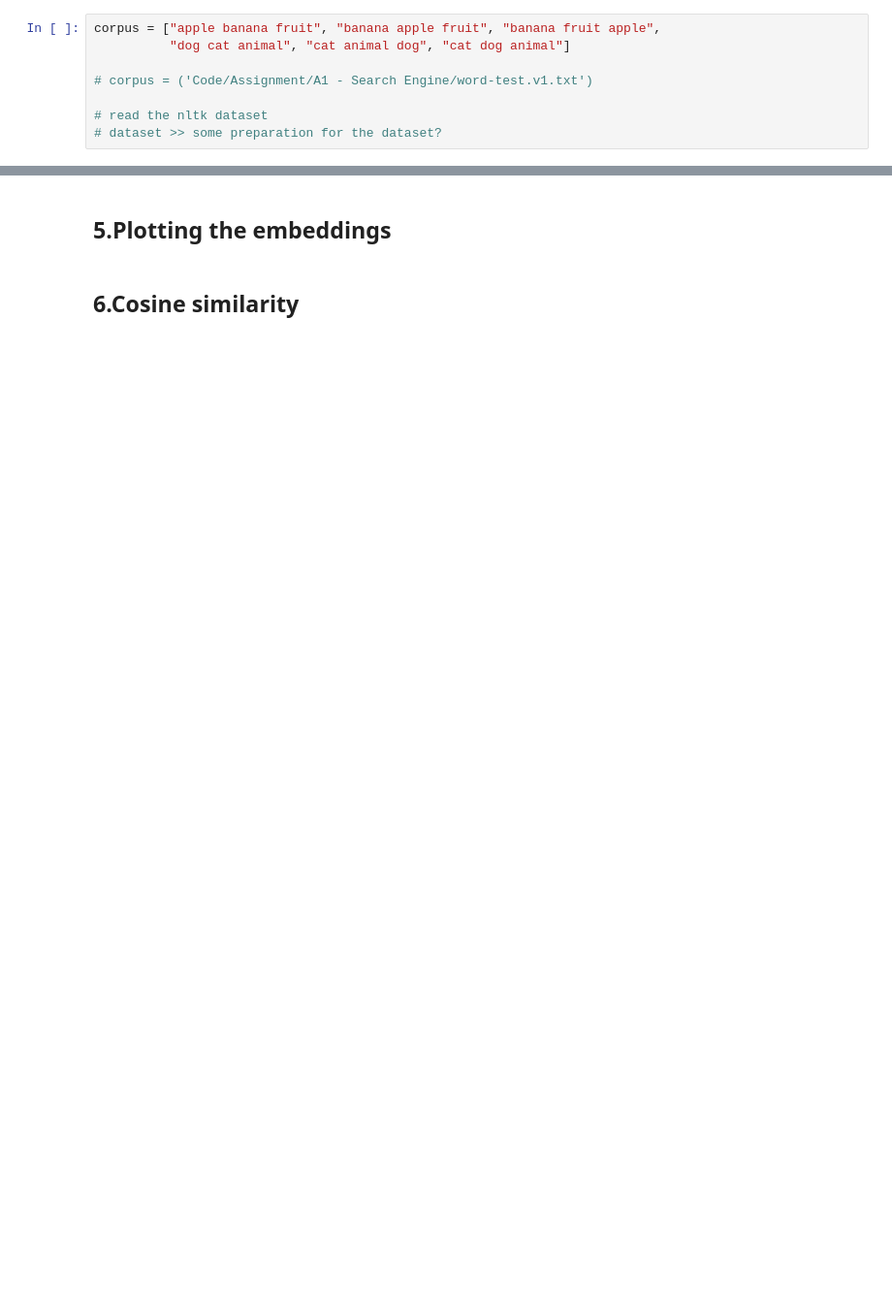
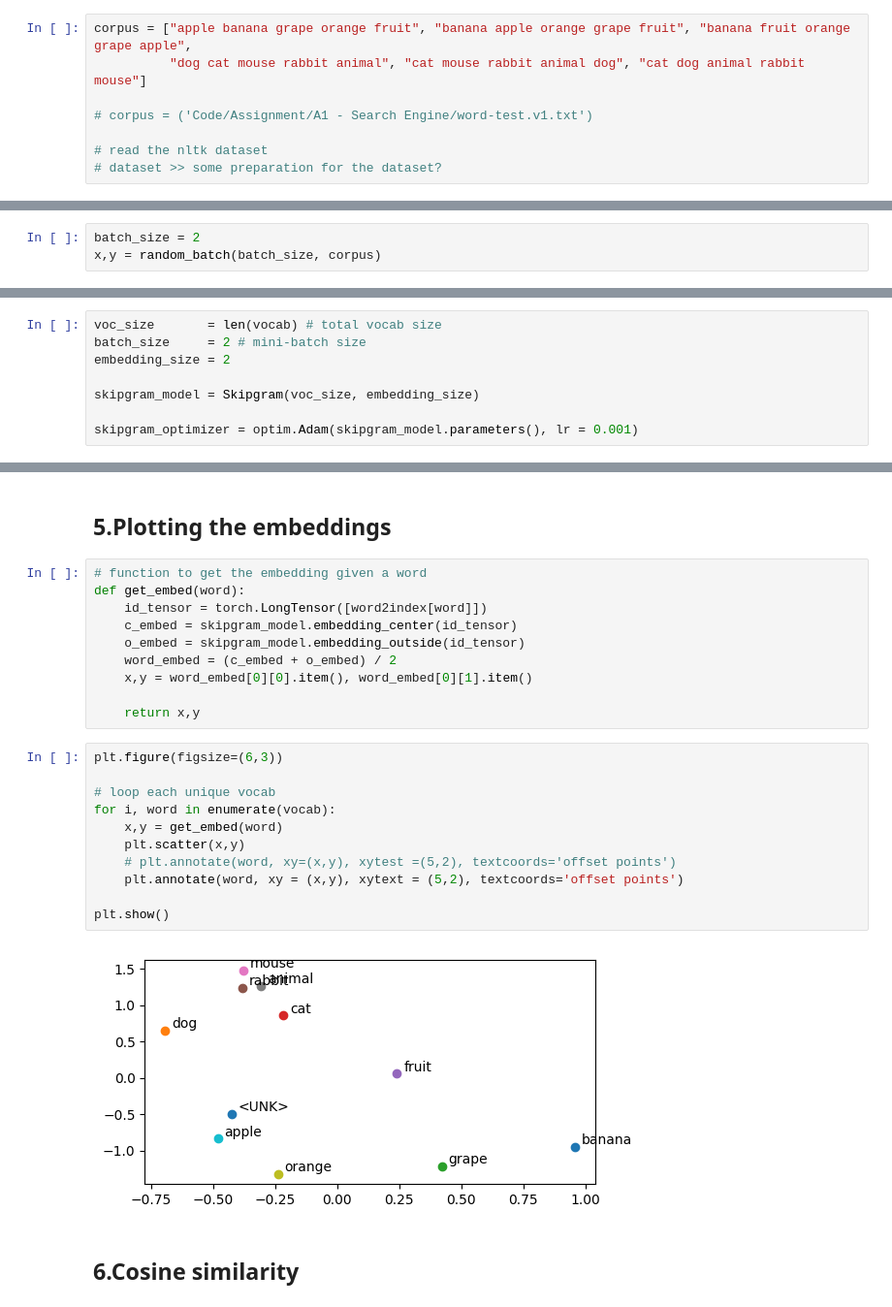
Before and after one commit to Kyi1914/NLP, a Jupyter notebook: Code/Assignment/A1 - Search Engine/A1-SearchEngine.ipynb, the cells around one changed output, grey strips where cells are left out. Shown at 97% size. Saved outputs shown, nothing was run; the diff lists cells and outputs as text; blank space fills up the shorter version.

Commit message:
commit for skipgrams

```diff
--- a/Code/Assignment/A1 - Search Engine/A1-SearchEngine.ipynb
+++ b/Code/Assignment/A1 - Search Engine/A1-SearchEngine.ipynb
@@ -14,8 +14,8 @@ np.__version__, torch.__version__, matplotlib.__version__
 # %% [markdown]
 ## 1. Data Loader
 # %%
-corpus = ["apple banana fruit", "banana apple fruit", "banana fruit apple",
-          "dog cat animal", "cat animal dog", "cat dog animal"]
+corpus = ["apple banana grape orange fruit", "banana apple orange grape fruit", "banana fruit orange grape apple",
+          "dog cat mouse rabbit animal", "cat mouse rabbit animal dog", "cat dog animal rabbit mouse"]
 
 # corpus = ('Code/Assignment/A1 - Search Engine/word-test.v1.txt')
 
@@ -80,0 +189,3 @@ index2word
+# %%
+batch_size = 2
+x,y = random_batch(batch_size, corpus)
@@ -87,2 +231,10 @@ index2word
 # %% [markdown]
 ## 4.Train
+# %%
+voc_size       = len(vocab) # total vocab size
+batch_size     = 2 # mini-batch size
+embedding_size = 2
+
+skipgram_model = Skipgram(voc_size, embedding_size)
+
+skipgram_optimizer = optim.Adam(skipgram_model.parameters(), lr = 0.001)
@@ -89,4 +303,27 @@ index2word
 # %% [markdown]
 ## 5.Plotting the embeddings
+# %%
+# function to get the embedding given a word
+def get_embed(word):
+    id_tensor = torch.LongTensor([word2index[word]])
+    c_embed = skipgram_model.embedding_center(id_tensor)
+    o_embed = skipgram_model.embedding_outside(id_tensor)
+    word_embed = (c_embed + o_embed) / 2
+    x,y = word_embed[0][0].item(), word_embed[0][1].item()
+
+    return x,y
+# %%
+plt.figure(figsize=(6,3))
+
+# loop each unique vocab
+for i, word in enumerate(vocab):
+    x,y = get_embed(word)
+    plt.scatter(x,y)
+    # plt.annotate(word, xy=(x,y), xytest =(5,2), textcoords='offset points')
+    plt.annotate(word, xy = (x,y), xytext = (5,2), textcoords='offset points')
+
+plt.show()
+# %% [output]
+[figure, added]
 # %% [markdown]
 ## 6.Cosine similarity
```
Also changed, not shown: parts of 27 cells of this notebook, 1 other file.
